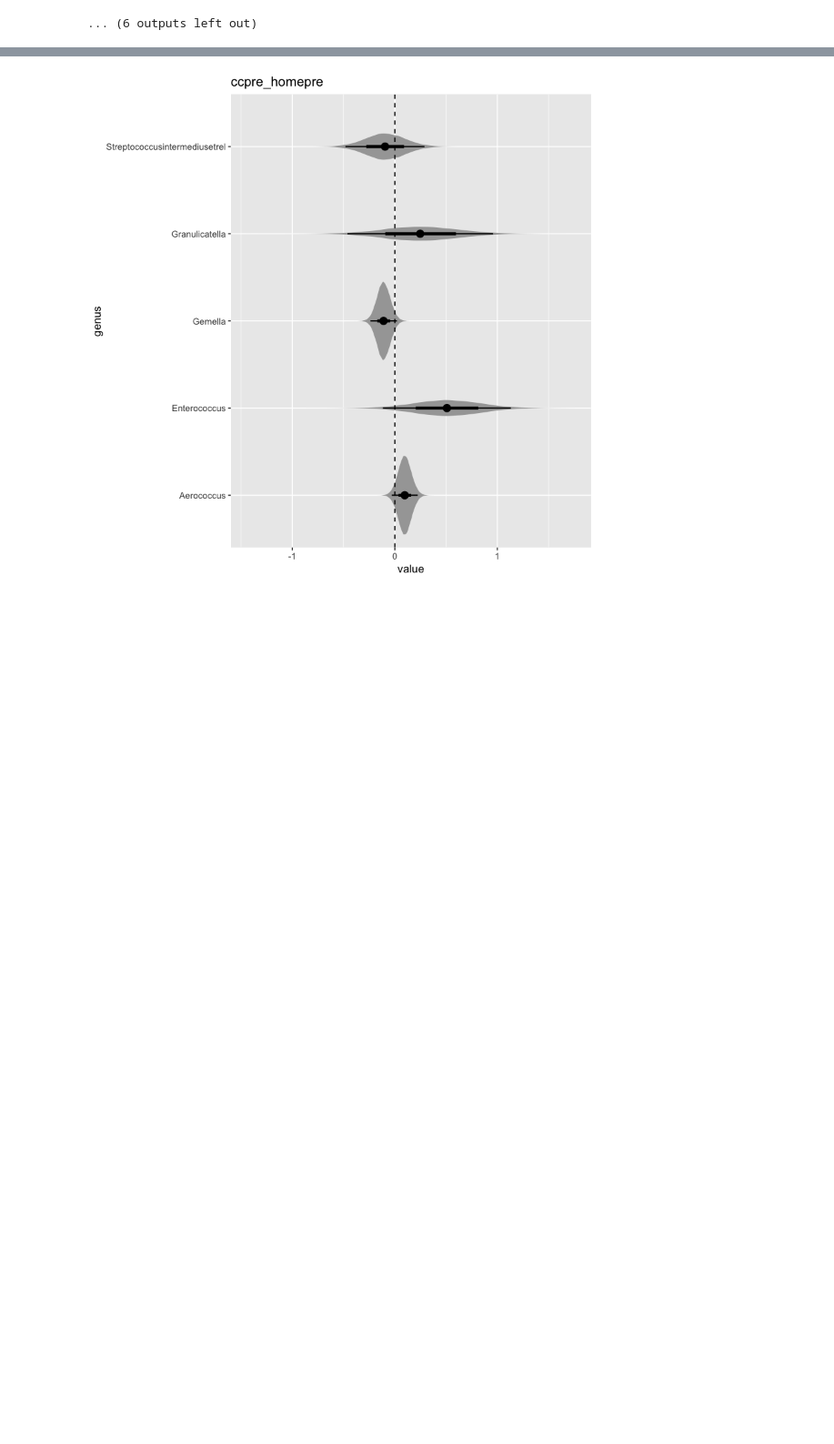
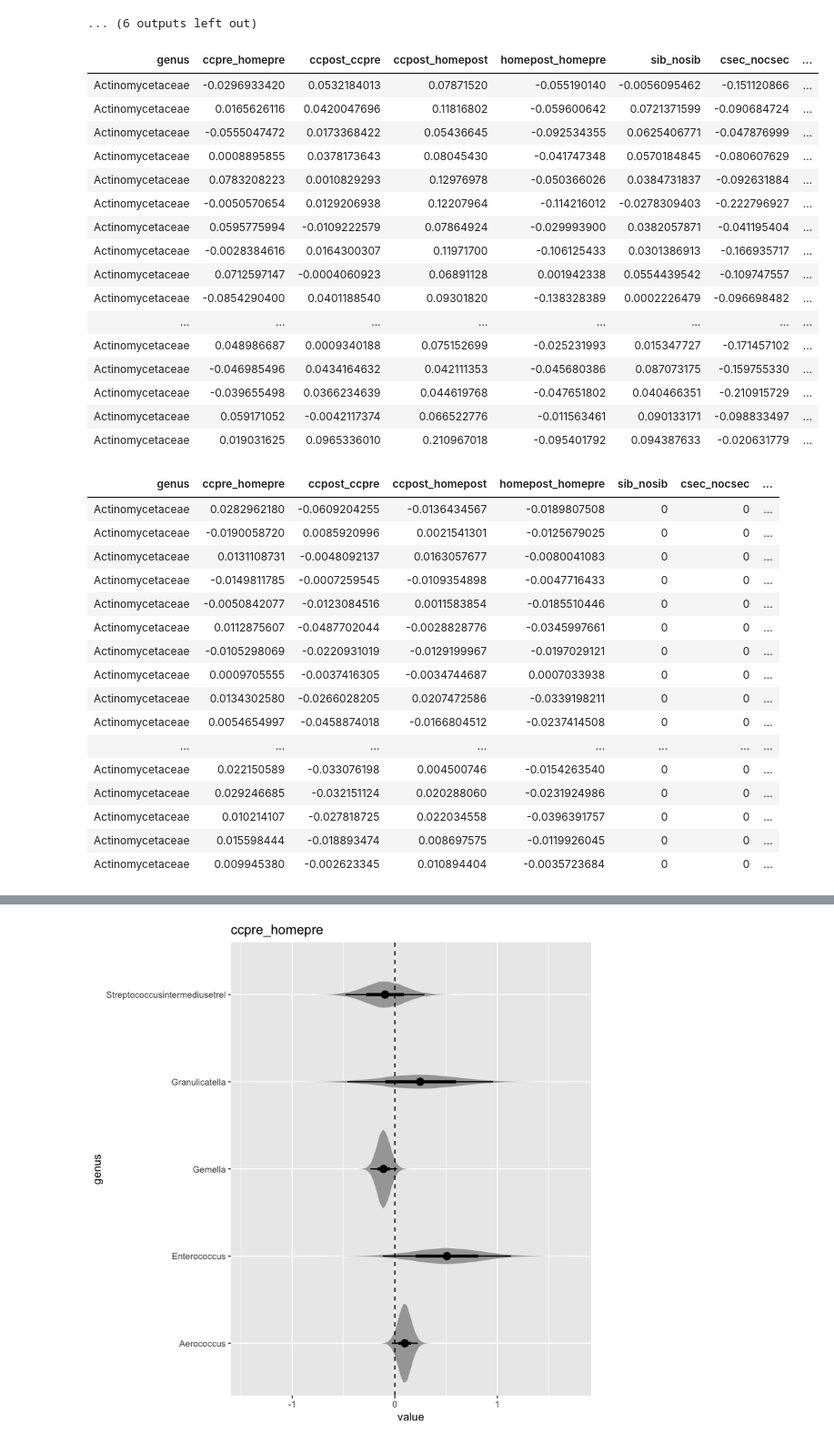
Before and after one commit to HenrikEckermann/bibo, a Jupyter notebook: notebooks/bayesian_diff_ab.ipynb, the cells around one changed output, grey strips where cells are left out. Shown at 91% size. Cells and saved outputs as stored; diff of their text form; code cells hidden in the pictures; blank space fills up the shorter version.

```diff
--- a/notebooks/bayesian_diff_ab.ipynb
+++ b/notebooks/bayesian_diff_ab.ipynb
@@ -187,3 +187,40 @@ load(file = glue("{BIBO}/rdata/bayesian_student.rds")
+# %%
+comparisons[[1]]
+# %% [output]
+| genus | ccpre_homepre | ccpost_ccpre | ccpost_homepost | homepost_homepre | sib_nosib | csec_nocsec | ... |
+| Actinomycetaceae | -0.0296933420 | 0.0532184013 | 0.07871520 | -0.055190140 | -0.0056095462 | -0.151120866 | ... |
+| Actinomycetaceae | 0.0165626116 | 0.0420047696 | 0.11816802 | -0.059600642 | 0.0721371599 | -0.090684724 | ... |
+| Actinomycetaceae | -0.0555047472 | 0.0173368422 | 0.05436645 | -0.092534355 | 0.0625406771 | -0.047876999 | ... |
+| Actinomycetaceae | 0.0008895855 | 0.0378173643 | 0.08045430 | -0.041747348 | 0.0570184845 | -0.080607629 | ... |
+| Actinomycetaceae | 0.0783208223 | 0.0010829293 | 0.12976978 | -0.050366026 | 0.0384731837 | -0.092631884 | ... |
+| Actinomycetaceae | -0.0050570654 | 0.0129206938 | 0.12207964 | -0.114216012 | -0.0278309403 | -0.222796927 | ... |
+| Actinomycetaceae | 0.0595775994 | -0.0109222579 | 0.07864924 | -0.029993900 | 0.0382057871 | -0.041195404 | ... |
+| Actinomycetaceae | -0.0028384616 | 0.0164300307 | 0.11971700 | -0.106125433 | 0.0301386913 | -0.166935717 | ... |
+| Actinomycetaceae | 0.0712597147 | -0.0004060923 | 0.06891128 | 0.001942338 | 0.0554439542 | -0.109747557 | ... |
+| Actinomycetaceae | -0.0854290400 | 0.0401188540 | 0.09301820 | -0.138328389 | 0.0002226479 | -0.096698482 | ... |
+| ... | ... | ... | ... | ... | ... | ... | ... |
+| Actinomycetaceae | 0.048986687 | 0.0009340188 | 0.075152699 | -0.025231993 | 0.015347727 | -0.171457102 | ... |
+| Actinomycetaceae | -0.046985496 | 0.0434164632 | 0.042111353 | -0.045680386 | 0.087073175 | -0.159755330 | ... |
+| Actinomycetaceae | -0.039655498 | 0.0366234639 | 0.044619768 | -0.047651802 | 0.040466351 | -0.210915729 | ... |
+| Actinomycetaceae | 0.059171052 | -0.0042117374 | 0.066522776 | -0.011563461 | 0.090133171 | -0.098833497 | ... |
+| Actinomycetaceae | 0.019031625 | 0.0965336010 | 0.210967018 | -0.095401792 | 0.094387633 | -0.020631779 | ... |
+| genus | ccpre_homepre | ccpost_ccpre | ccpost_homepost | homepost_homepre | sib_nosib | csec_nocsec | ... |
+| Actinomycetaceae | 0.0282962180 | -0.0609204255 | -0.0136434567 | -0.0189807508 | 0 | 0 | ... |
+| Actinomycetaceae | -0.0190058720 | 0.0085920996 | 0.0021541301 | -0.0125679025 | 0 | 0 | ... |
+| Actinomycetaceae | 0.0131108731 | -0.0048092137 | 0.0163057677 | -0.0080041083 | 0 | 0 | ... |
+| Actinomycetaceae | -0.0149811785 | -0.0007259545 | -0.0109354898 | -0.0047716433 | 0 | 0 | ... |
+| Actinomycetaceae | -0.0050842077 | -0.0123084516 | 0.0011583854 | -0.0185510446 | 0 | 0 | ... |
+| Actinomycetaceae | 0.0112875607 | -0.0487702044 | -0.0028828776 | -0.0345997661 | 0 | 0 | ... |
+| Actinomycetaceae | -0.0105298069 | -0.0220931019 | -0.0129199967 | -0.0197029121 | 0 | 0 | ... |
+| Actinomycetaceae | 0.0009705555 | -0.0037416305 | -0.0034744687 | 0.0007033938 | 0 | 0 | ... |
+| Actinomycetaceae | 0.0134302580 | -0.0266028205 | 0.0207472586 | -0.0339198211 | 0 | 0 | ... |
+| Actinomycetaceae | 0.0054654997 | -0.0458874018 | -0.0166804512 | -0.0237414508 | 0 | 0 | ... |
+| ... | ... | ... | ... | ... | ... | ... | ... |
+| Actinomycetaceae | 0.022150589 | -0.033076198 | 0.004500746 | -0.0154263540 | 0 | 0 | ... |
+| Actinomycetaceae | 0.029246685 | -0.032151124 | 0.020288060 | -0.0231924986 | 0 | 0 | ... |
+| Actinomycetaceae | 0.010214107 | -0.027818725 | 0.022034558 | -0.0396391757 | 0 | 0 | ... |
+| Actinomycetaceae | 0.015598444 | -0.018893474 | 0.008697575 | -0.0119926045 | 0 | 0 | ... |
+| Actinomycetaceae | 0.009945380 | -0.002623345 | 0.010894404 | -0.0035723684 | 0 | 0 | ... |
 # %%
 # comparisons
 comparisons_all <- map(comparisons, function(df) {
```
Also changed, not shown: parts of 5 cells of this notebook, 2 other files.
